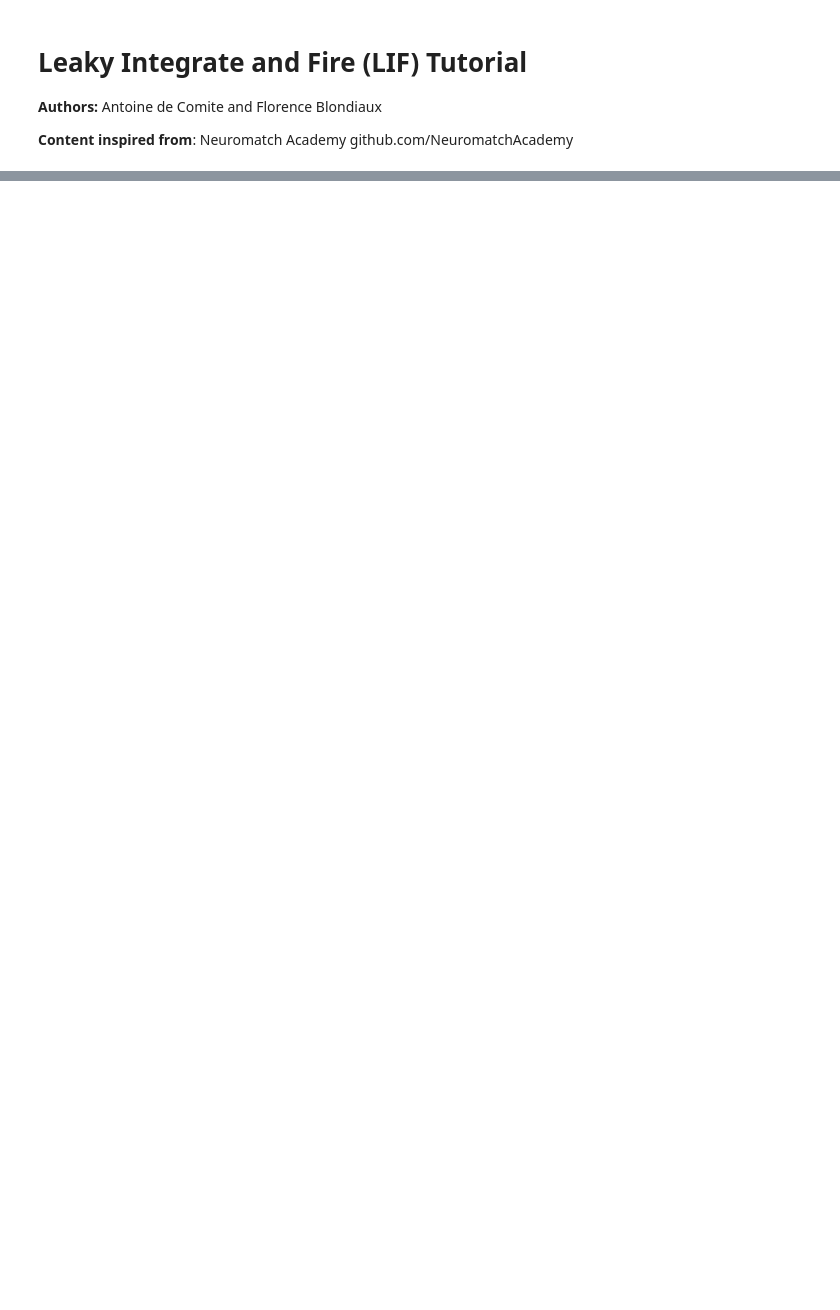
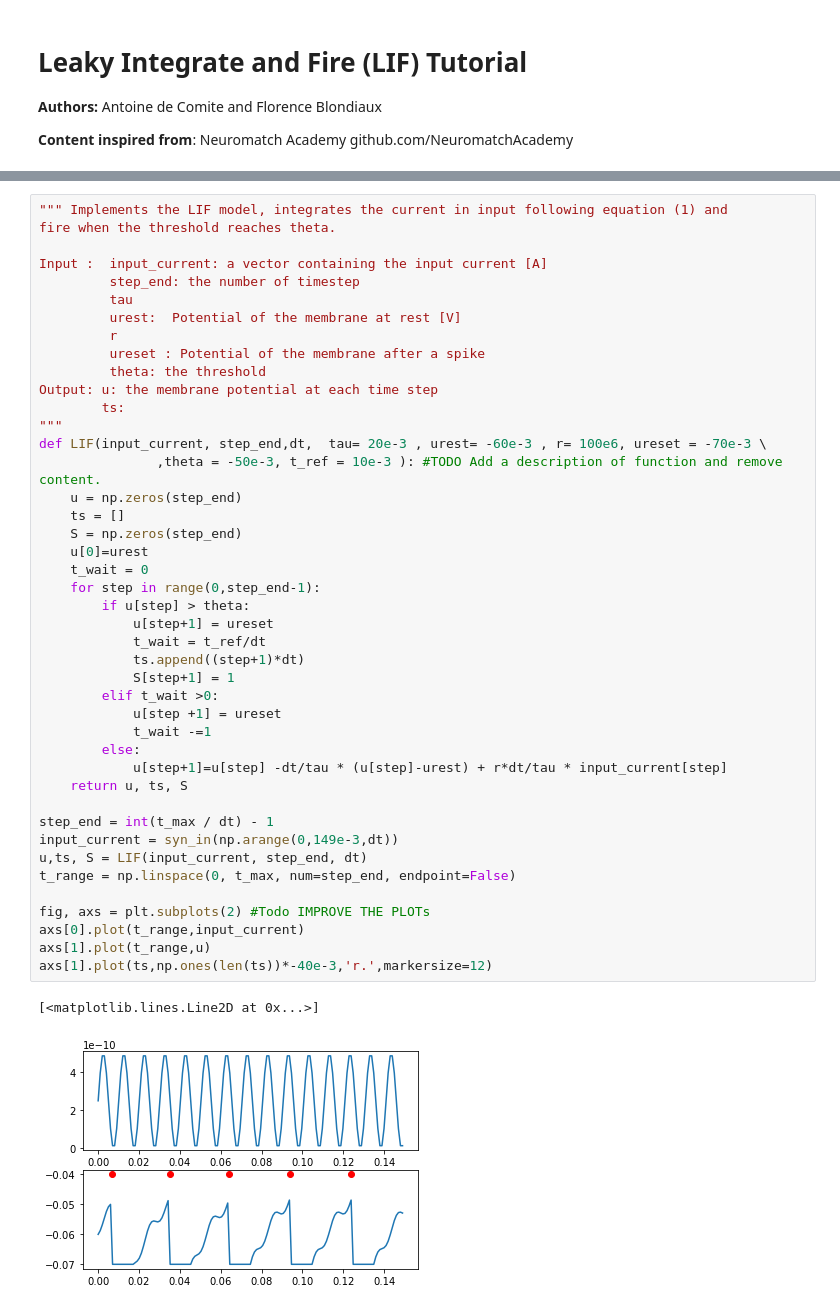
Before and after one commit to fblondiaux/LGBIO2072-2020, a Jupyter notebook: TP1-LIF/LIF-Tute.ipynb, the cells around one changed output, grey strips where cells are left out. Saved outputs shown, nothing was run; the diff lists cells and outputs as text; blank space fills up the shorter version.

```diff
--- a/TP1-LIF/LIF-Tute.ipynb
+++ b/TP1-LIF/LIF-Tute.ipynb
@@ -202,0 +179,46 @@ plt.plot(firing_rate(k,S))
+# %%
+""" Implements the LIF model, integrates the current in input following equation (1) and
+fire when the threshold reaches theta.
+
+Input :  input_current: a vector containing the input current [A]
+         step_end: the number of timestep
+         tau
+         urest:  Potential of the membrane at rest [V]
+         r
+         ureset : Potential of the membrane after a spike
+         theta: the threshold
+Output: u: the membrane potential at each time step
+        ts:
+"""
+def LIF(input_current, step_end,dt,  tau= 20e-3 , urest= -60e-3 , r= 100e6, ureset = -70e-3 \
+               ,theta = -50e-3, t_ref = 10e-3 ): #TODO Add a description of function and remove content.
+    u = np.zeros(step_end)
+    ts = []
+    S = np.zeros(step_end)
+    u[0]=urest
+    t_wait = 0
+    for step in range(0,step_end-1):
+        if u[step] > theta:
+            u[step+1] = ureset
+            t_wait = t_ref/dt
+            ts.append((step+1)*dt)
+            S[step+1] = 1
+        elif t_wait >0:
+            u[step +1] = ureset
+            t_wait -=1
+        else:
+            u[step+1]=u[step] -dt/tau * (u[step]-urest) + r*dt/tau * input_current[step]
+    return u, ts, S
+
+step_end = int(t_max / dt) - 1
+input_current = syn_in(np.arange(0,149e-3,dt))
+u,ts, S = LIF(input_current, step_end, dt)
+t_range = np.linspace(0, t_max, num=step_end, endpoint=False)
+
+fig, axs = plt.subplots(2) #Todo IMPROVE THE PLOTs
+axs[0].plot(t_range,input_current)
+axs[1].plot(t_range,u)
+axs[1].plot(ts,np.ones(len(ts))*-40e-3,'r.',markersize=12)
+# %% [output]
+[<matplotlib.lines.Line2D at 0x...>]
+[figure, added]
```
Also changed, not shown: parts of 45 cells of this notebook, 1 other file.
